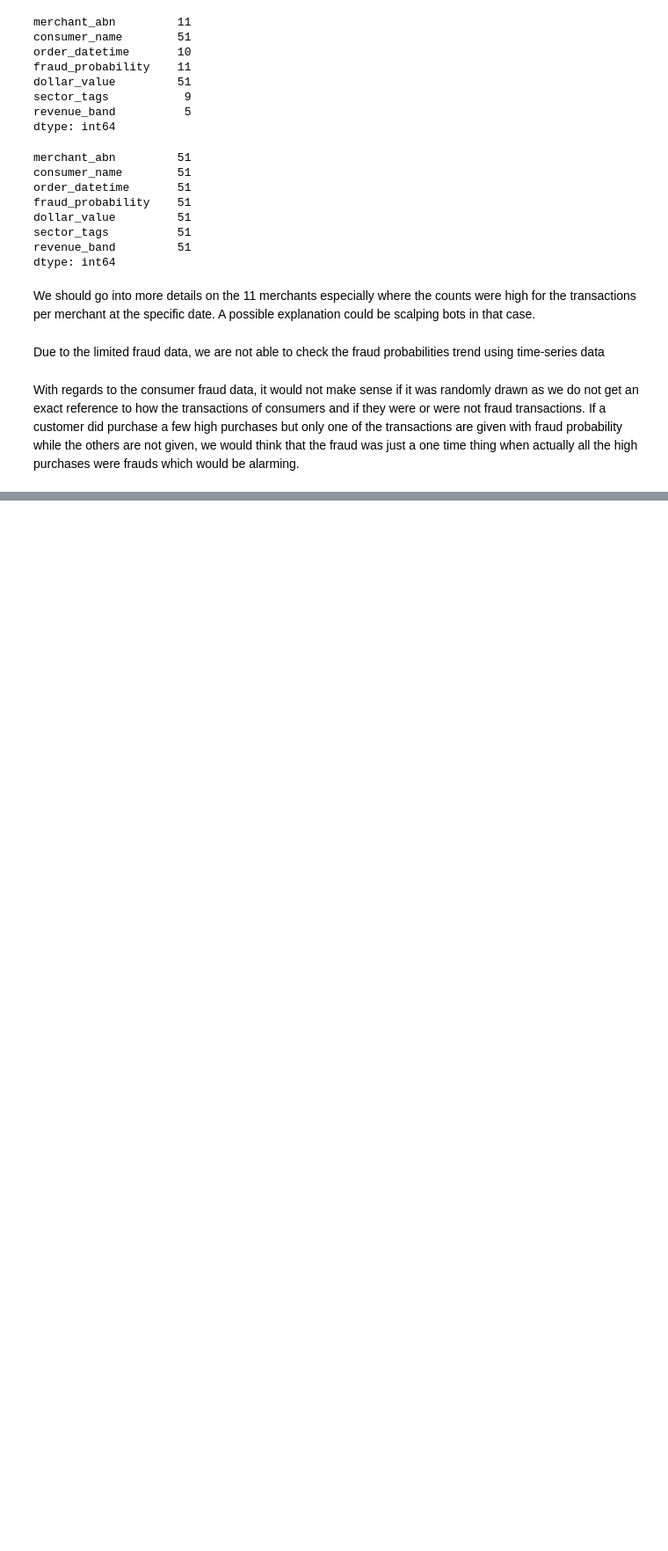
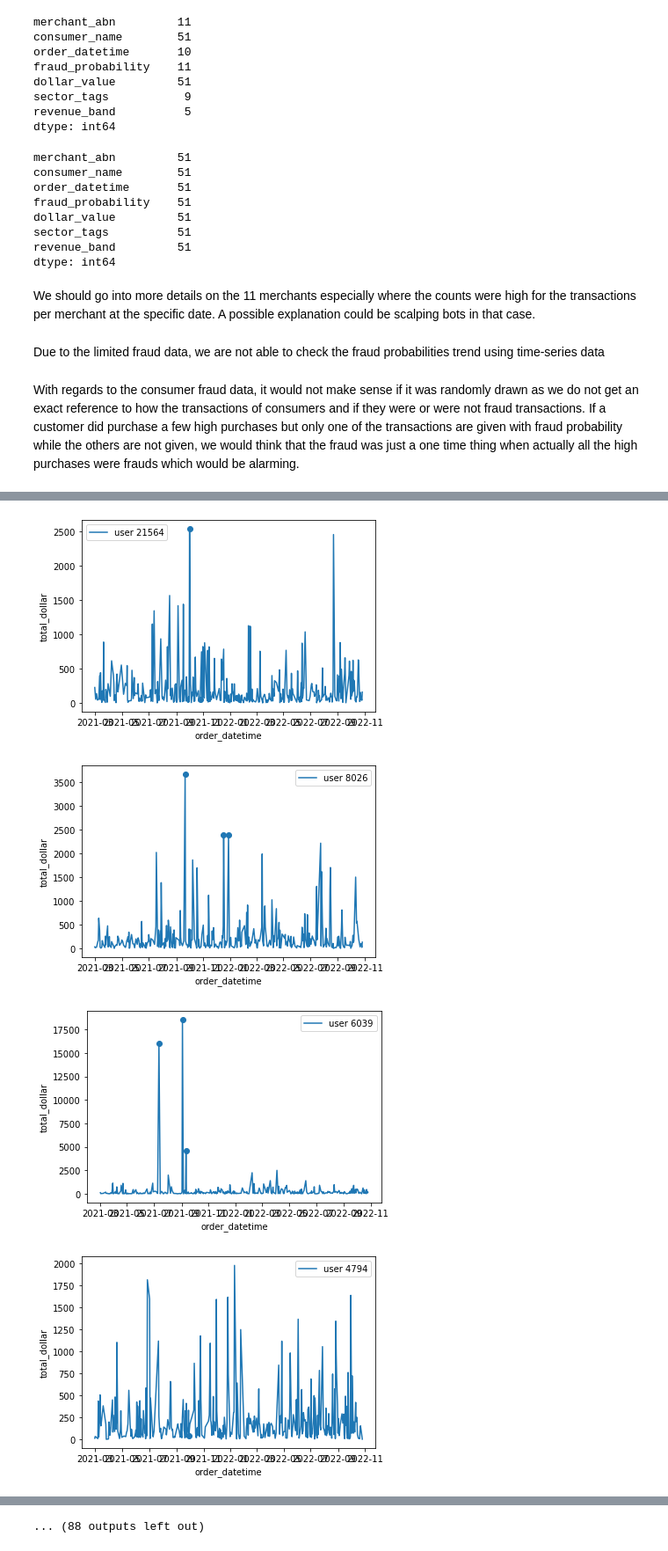
Before and after one commit to MAST30034-Applied-Data-Science/generic-buy-now-pay-later-project-group-17-adsb, a Jupyter notebook: notebooks/Fraud_analysis.ipynb, the cells around one changed output, grey strips where cells are left out. Shown at 88% size. Saved outputs shown, nothing was run; the diff lists cells and outputs as text; code cells hidden in the pictures; blank space fills up the shorter version.

Commit message:
Added analysis for consumer data

```diff
--- a/notebooks/Fraud_analysis.ipynb
+++ b/notebooks/Fraud_analysis.ipynb
@@ -277,0 +284,3 @@ With regards to the consumer fraud data, it would not make sense if it was rando
+# %%
+consumer_fraud_total = transactions.merge(consumer_fraud_prob, how='inner', on=['user_id', 'order_datetime'])
+consumer_fraud_total
@@ -277,0 +355,3 @@ With regards to the consumer fraud data, it would not make sense if it was rando
+# %%
+fraud_consumers= list(consumer_fraud_total['user_id'].unique())
+fraud_consumers
@@ -277,0 +376,9 @@ With regards to the consumer fraud data, it would not make sense if it was rando
+# %%
+# Now we sample randomly from the consumers
+random.seed(42)
+fraud_consumers_sample = random.choices(fraud_consumers, k=100)
+# %%
+# Now we will collate all transactions relating to those consumers and group by day per consumer
+collated_transactions = transactions[transactions['user_id'].isin(fraud_consumers_sample)]
+consumer_transactions_day = collated_transactions.groupby(['user_id', 'order_datetime']).agg( total_dollar=pd.NamedAgg(column='dollar_value', aggfunc="sum")).reset_index()
+consumer_transactions_day
@@ -277,0 +399,19 @@ With regards to the consumer fraud data, it would not make sense if it was rando
+# %%
+# We will see 100 plots of each consumers and see if the transaction day and total amount spent that day relate
+for user in fraud_consumers_sample:
+
+    total_transactions = consumer_transactions_day[consumer_transactions_day['user_id']==user].sort_values(by=['order_datetime'])
+    fraud_dates = np.unique(consumer_fraud_total.loc[consumer_fraud_total['user_id']==user,'order_datetime'].values)
+    matched_dates = total_transactions[total_transactions['order_datetime'].isin(fraud_dates)]
+
+
+    fig, ax = plt.subplots()
+    ax = sns.lineplot(data = total_transactions, x='order_datetime', y='total_dollar')
+    ax.scatter(matched_dates['order_datetime'], matched_dates['total_dollar'], marker='o')
+
+    ax.legend([f'user {user}'])
+# %% [output]
+[figure, added]
+[figure, added]
+[figure, added]
+[figure, added]
@@ -277,0 +426 @@ With regards to the consumer fraud data, it would not make sense if it was rando
+... (88 outputs left out)
```
Also changed, not shown: parts of 12 cells of this notebook.
